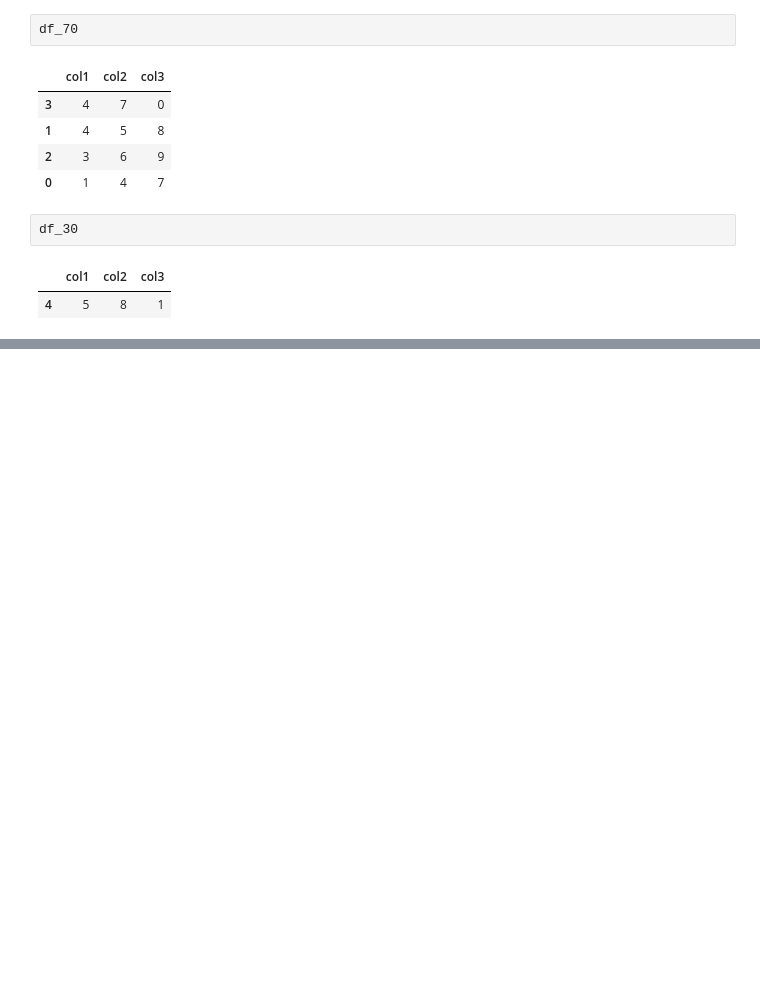
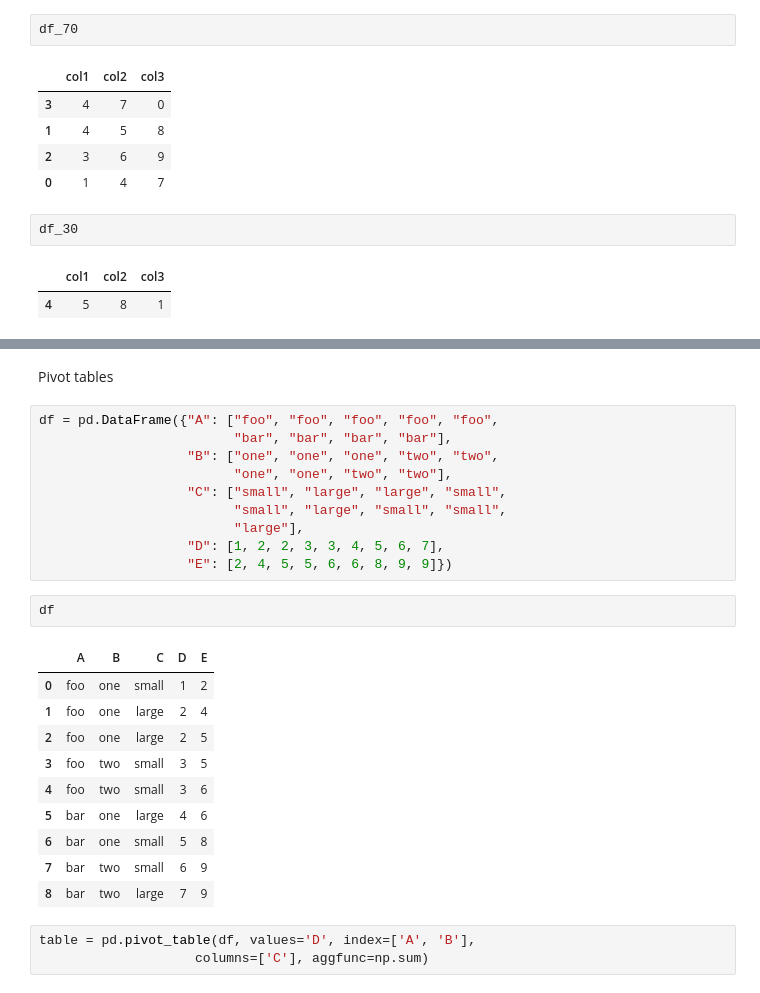
Before and after one commit to AnannyaSagar/Python_Problems, a Jupyter notebook: Pandas_Practice.ipynb, the cells around one changed output, grey strips where cells are left out. Saved outputs shown, nothing was run; the diff lists cells and outputs as text; blank space fills up the shorter version.

```diff
--- a/Pandas_Practice.ipynb
+++ b/Pandas_Practice.ipynb
@@ -311,0 +468,28 @@ df_30
+# %% [markdown]
+Pivot tables
+# %%
+df = pd.DataFrame({"A": ["foo", "foo", "foo", "foo", "foo",
+                         "bar", "bar", "bar", "bar"],
+                   "B": ["one", "one", "one", "two", "two",
+                         "one", "one", "two", "two"],
+                   "C": ["small", "large", "large", "small",
+                         "small", "large", "small", "small",
+                         "large"],
+                   "D": [1, 2, 2, 3, 3, 4, 5, 6, 7],
+                   "E": [2, 4, 5, 5, 6, 6, 8, 9, 9]})
+# %%
+df
+# %% [output]
+|  | A | B | C | D | E |
+| 0 | foo | one | small | 1 | 2 |
+| 1 | foo | one | large | 2 | 4 |
+| 2 | foo | one | large | 2 | 5 |
+| 3 | foo | two | small | 3 | 5 |
+| 4 | foo | two | small | 3 | 6 |
+| 5 | bar | one | large | 4 | 6 |
+| 6 | bar | one | small | 5 | 8 |
+| 7 | bar | two | small | 6 | 9 |
+| 8 | bar | two | large | 7 | 9 |
+# %%
+table = pd.pivot_table(df, values='D', index=['A', 'B'],
+                    columns=['C'], aggfunc=np.sum)
```
Also changed, not shown: parts of 28 cells of this notebook.
